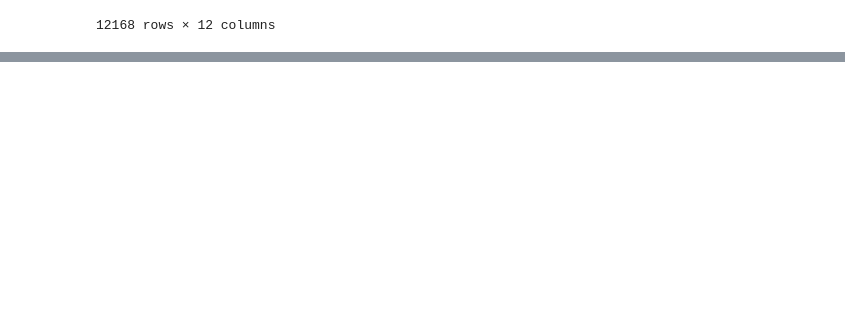
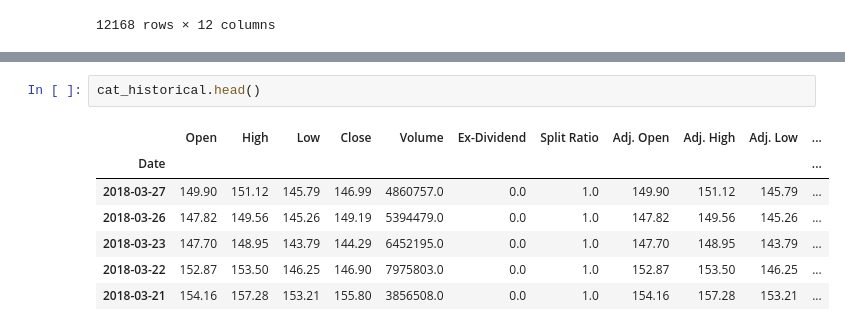
Before and after one commit to joebarry1252/Industrial-Strength, a Jupyter notebook: notebooks/JB_scratchwork/cat_price_predict.ipynb, the cells around one changed output, grey strips where cells are left out. Cells and saved outputs as stored; diff of their text form; blank space fills up the shorter version.

```diff
--- a/notebooks/JB_scratchwork/cat_price_predict.ipynb
+++ b/notebooks/JB_scratchwork/cat_price_predict.ipynb
@@ -205,0 +255,10 @@ hon_historical
+# %%
+cat_historical.head()
+# %% [output]
+|  | Open | High | Low | Close | Volume | Ex-Dividend | Split Ratio | Adj. Open | Adj. High | Adj. Low | ... |
+| Date |  |  |  |  |  |  |  |  |  |  | ... |
+| 2018-03-27 | 149.90 | 151.12 | 145.79 | 146.99 | 4860757.0 | 0.0 | 1.0 | 149.90 | 151.12 | 145.79 | ... |
+| 2018-03-26 | 147.82 | 149.56 | 145.26 | 149.19 | 5394479.0 | 0.0 | 1.0 | 147.82 | 149.56 | 145.26 | ... |
+| 2018-03-23 | 147.70 | 148.95 | 143.79 | 144.29 | 6452195.0 | 0.0 | 1.0 | 147.70 | 148.95 | 143.79 | ... |
+| 2018-03-22 | 152.87 | 153.50 | 146.25 | 146.90 | 7975803.0 | 0.0 | 1.0 | 152.87 | 153.50 | 146.25 | ... |
+| 2018-03-21 | 154.16 | 157.28 | 153.21 | 155.80 | 3856508.0 | 0.0 | 1.0 | 154.16 | 157.28 | 153.21 | ... |
```
Also changed, not shown: parts of 20 cells of this notebook, 2 other files.
